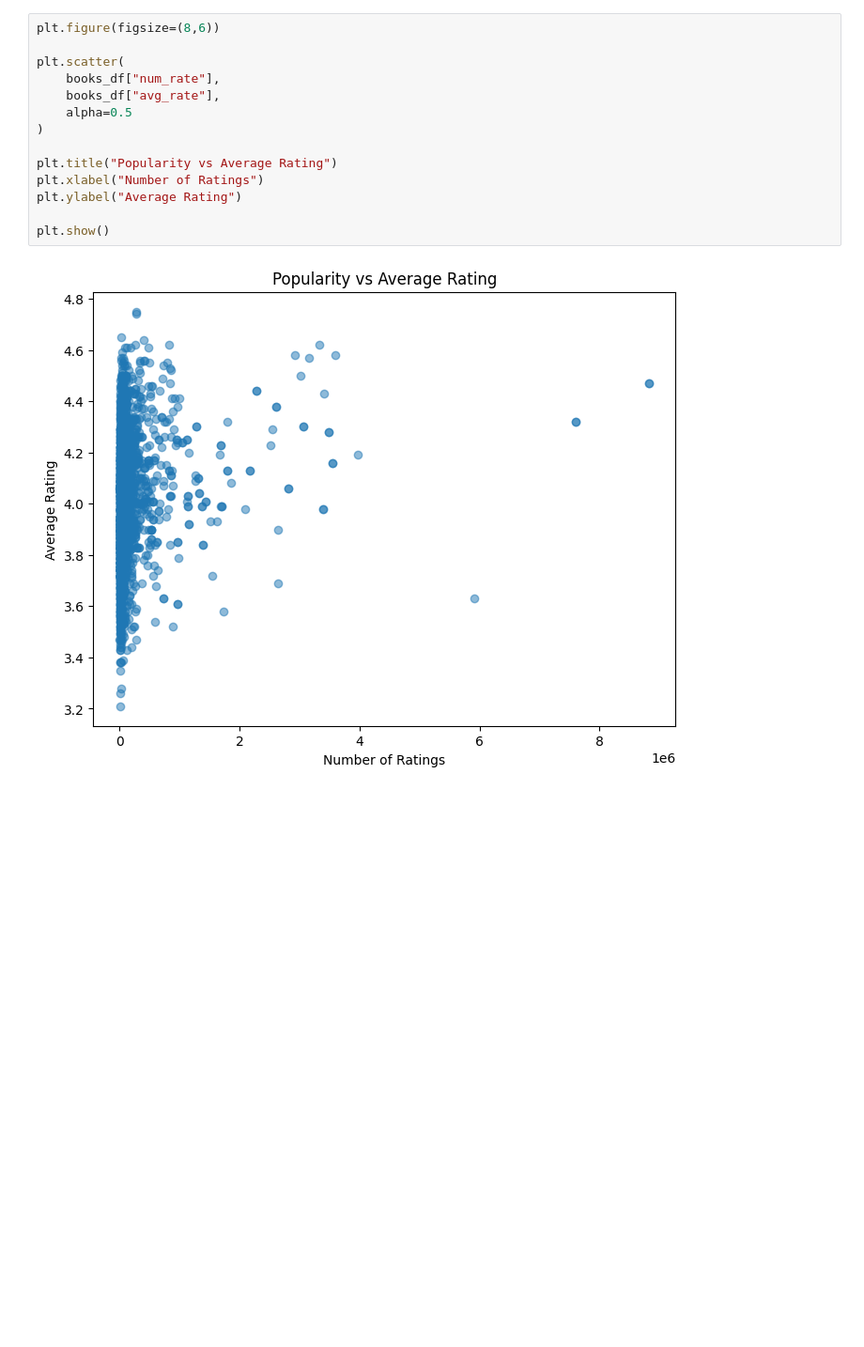
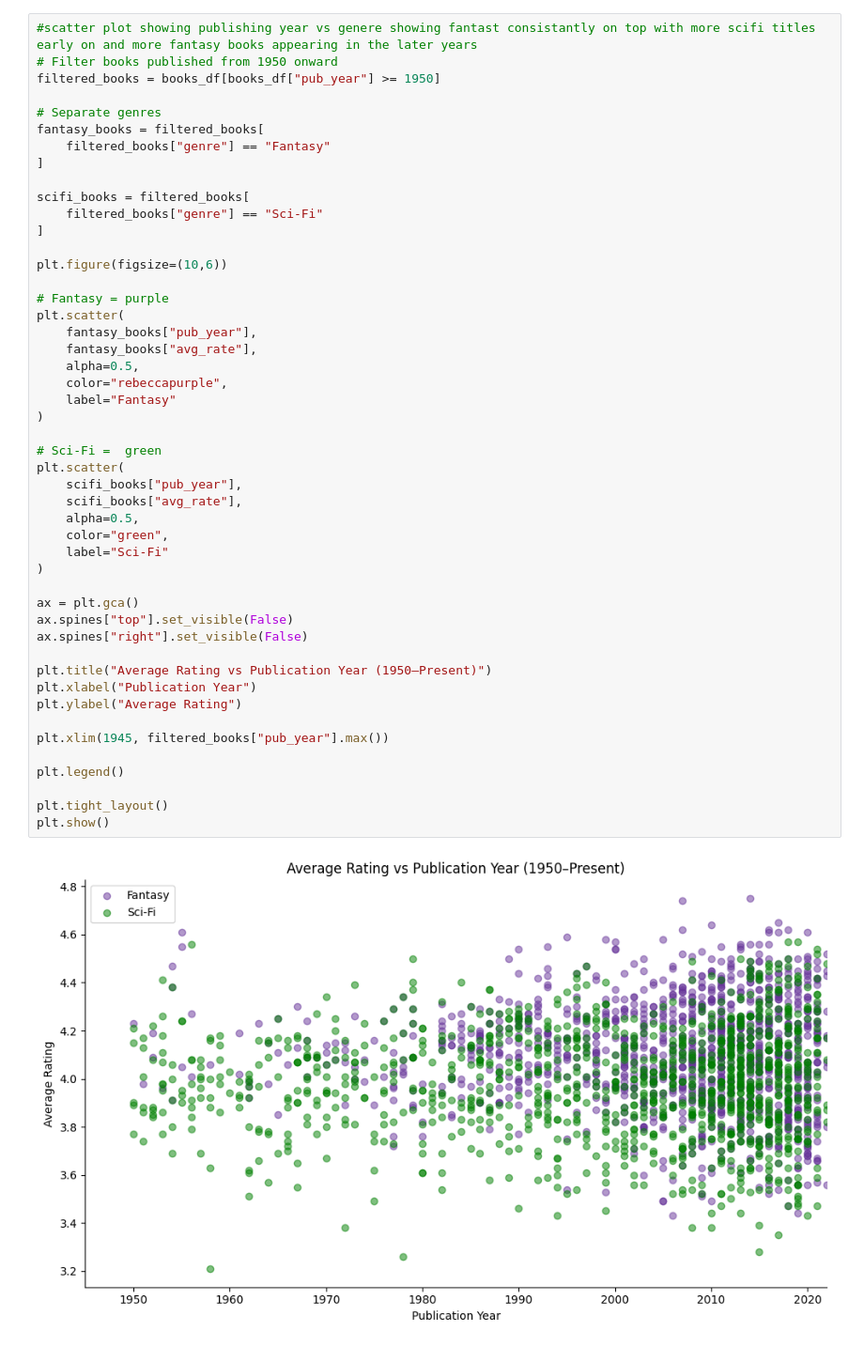
Before and after one commit to Hooperbassman/Sci-Fi_Fantasy_books, a Jupyter notebook: combined_data.ipynb, the cells around one changed output. Shown at 94% size. Drawn from its saved outputs; the diff is of its cells as text; blank space fills up the shorter version.

```diff
--- a/combined_data.ipynb
+++ b/combined_data.ipynb
@@ -242,16 +341,50 @@ plt.show()
 # %%
-plt.figure(figsize=(8,6))
+#scatter plot showing publishing year vs genere showing fantast consistantly on top with more scifi titles early on and more fantasy books appearing in the later years
+# Filter books published from 1950 onward
+filtered_books = books_df[books_df["pub_year"] >= 1950]
 
+# Separate genres
+fantasy_books = filtered_books[
+    filtered_books["genre"] == "Fantasy"
+]
+
+scifi_books = filtered_books[
+    filtered_books["genre"] == "Sci-Fi"
+]
+
+plt.figure(figsize=(10,6))
+
+# Fantasy = purple
 plt.scatter(
-    books_df["num_rate"],
-    books_df["avg_rate"],
-    alpha=0.5
+    fantasy_books["pub_year"],
+    fantasy_books["avg_rate"],
+    alpha=0.5,
+    color="rebeccapurple",
+    label="Fantasy"
 )
 
-plt.title("Popularity vs Average Rating")
-plt.xlabel("Number of Ratings")
+# Sci-Fi =  green
+plt.scatter(
+    scifi_books["pub_year"],
+    scifi_books["avg_rate"],
+    alpha=0.5,
+    color="green",
+    label="Sci-Fi"
+)
+
+ax = plt.gca()
+ax.spines["top"].set_visible(False)
+ax.spines["right"].set_visible(False)
+
+plt.title("Average Rating vs Publication Year (1950–Present)")
+plt.xlabel("Publication Year")
 plt.ylabel("Average Rating")
 
+plt.xlim(1945, filtered_books["pub_year"].max())
+
+plt.legend()
+
+plt.tight_layout()
 plt.show()
 # %% [output]
-[figure, old version]
+[figure, new version]
```
Also changed, not shown: parts of 24 cells of this notebook, 2 other files.
